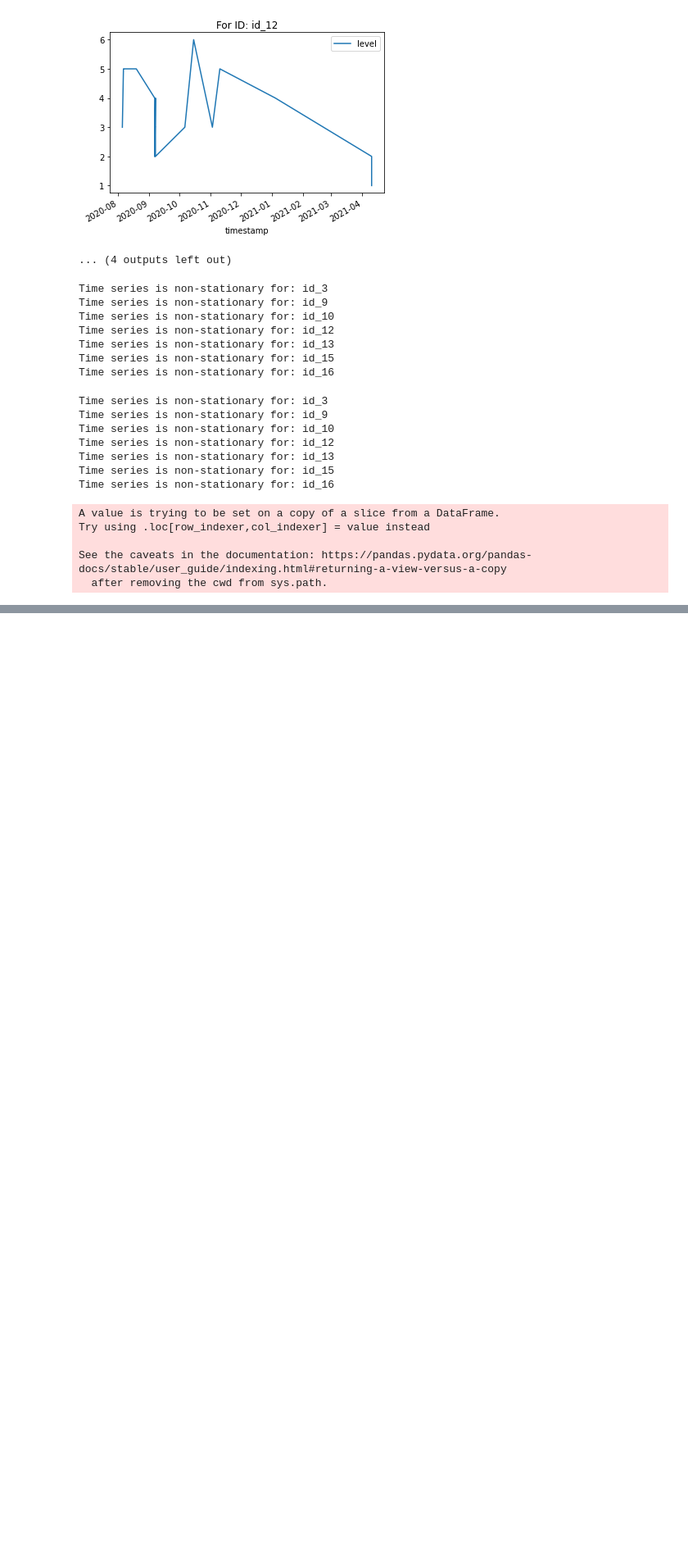
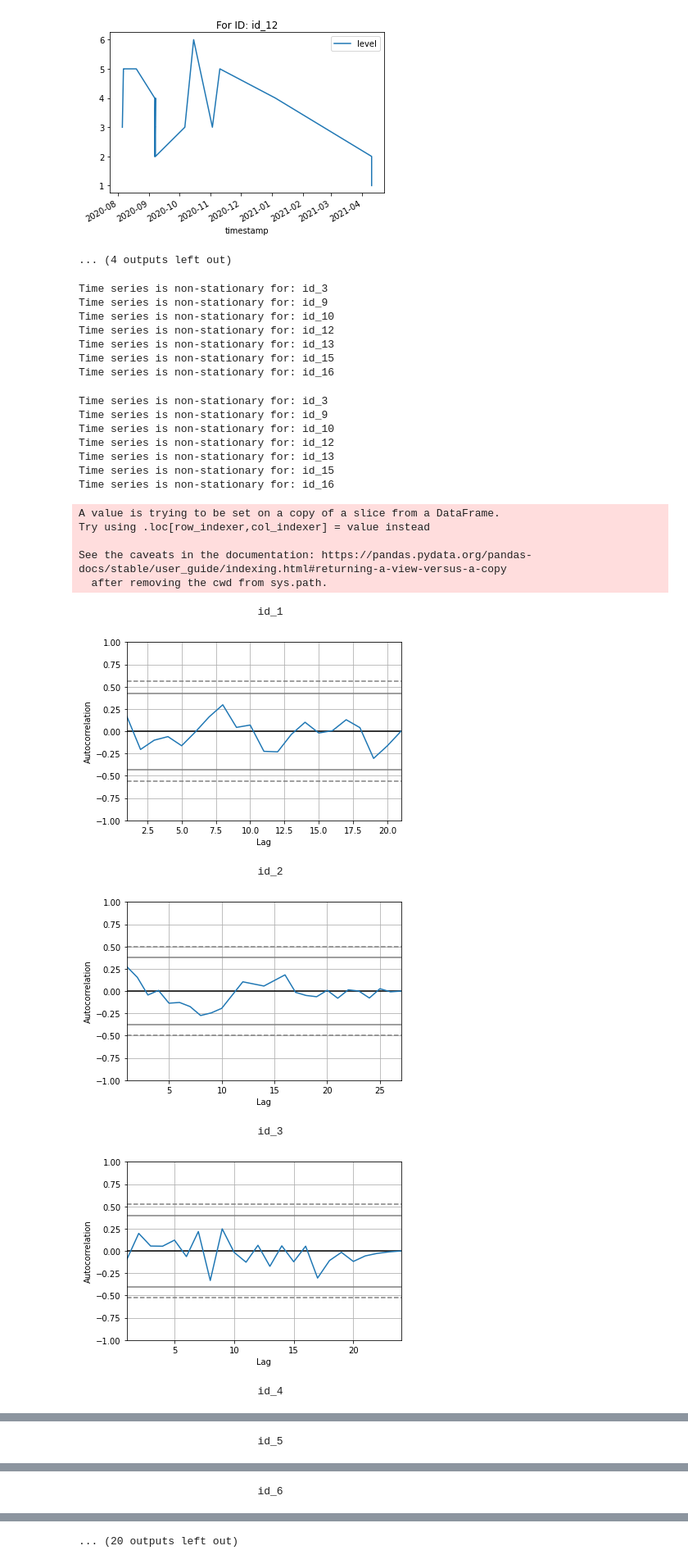
Before and after one commit to GuptaTanay/Battery-Level-Prediction, a Jupyter notebook: Battery_Level_Prediction.ipynb, the cells around one changed output, grey strips where cells are left out. Shown at 82% size. Cells and saved outputs as stored; diff of their text form; code cells hidden in the pictures; blank space fills up the shorter version.

```diff
--- a/Battery_Level_Prediction.ipynb
+++ b/Battery_Level_Prediction.ipynb
@@ -250,12 +250,18 @@ Try using .loc[row_indexer,col_indexer] = value instead
 See the caveats in the documentation: https://pandas.pydata.org/pandas-docs/stable/user_guide/indexing.html#returning-a-view-versus-a-copy
   after removing the cwd from sys.path.
 # %%
-# # !pip install pandas.tools
-# from pandas.plotting import autocorrelation_plot
-# # autocorrelation_plot(df['Sales'])
-# # plt.show()
-
-# for scode in unique_scodes:
-#     data_for_scode = final_data[ final_data['scode'] == scode ]
-#     # data_for_scode.plot(title = 'For ID: '+ str(scode))
-#     autocorrelation_plot(data_for_scode['level'])
+#  selecting p value for each id
+from pandas.plotting import autocorrelation_plot
+for scode in unique_scodes:
+    data_for_scode = final_data[ final_data['scode'] == scode ]
+    print('                            '+scode)
+    autocorrelation_plot(data_for_scode['level'])
+    plt.show()
+# %% [output]
+                            id_1
+[figure, added]
+                            id_2
+[figure, added]
+                            id_3
+[figure, added]
+                            id_4
@@ -261,0 +269 @@ See the caveats in the documentation: https://pandas.pydata.org/pandas-docs/stab
+                            id_5
@@ -261,0 +271 @@ See the caveats in the documentation: https://pandas.pydata.org/pandas-docs/stab
+                            id_6
@@ -261,0 +273 @@ See the caveats in the documentation: https://pandas.pydata.org/pandas-docs/stab
+... (20 outputs left out)
```
Also changed, not shown: parts of 5 cells of this notebook.
